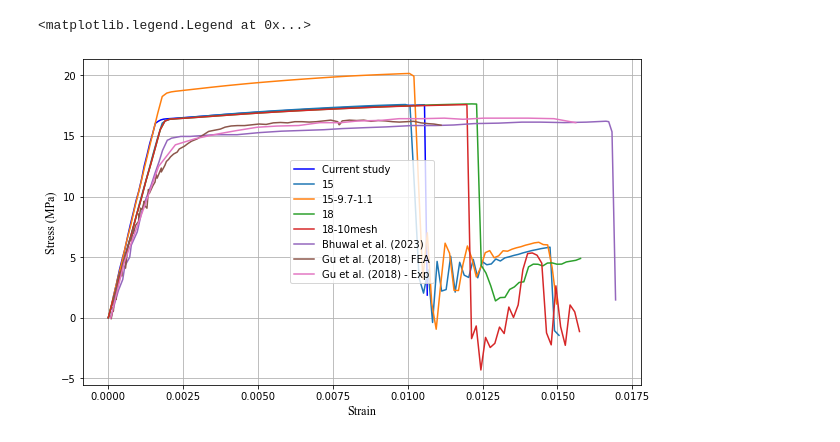
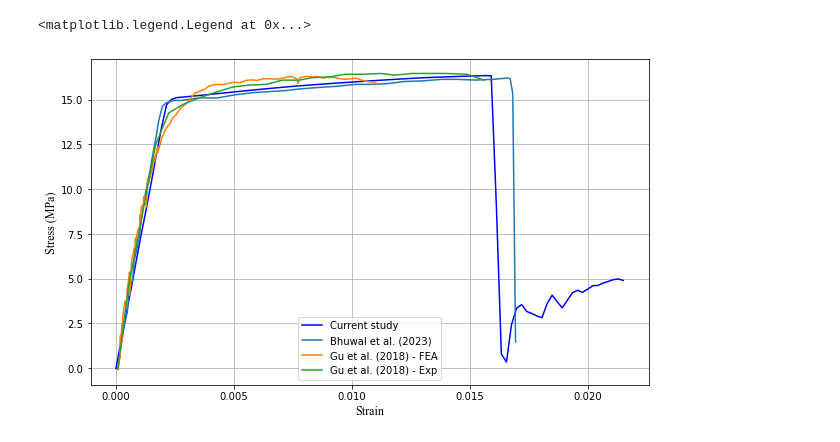
Before and after one commit to niccoforte/NF-PhD-gitRepo, a Jupyter notebook: code/plots.ipynb, the cells around one changed output. Saved outputs shown, nothing was run; the diff lists cells and outputs as text; code cells hidden in the pictures.

Commit message:
Update Isotropy, Continuum, Plots, and pP scripts.

```diff
--- a/code/plots.ipynb
+++ b/code/plots.ipynb
@@ -343,33 +410,33 @@ NameError: name 'Deshpande1_df' is not defined
 # %%
 val_df     = pd.read_excel(researchData, sheet_name="UTval", names=[str(i) for i in range(20)])
 current_df = val_df.loc[:, '0':'1'].rename(columns={'0':'strain', '1':'stress'})
 s15        = val_df.loc[:, '3':'4'].rename(columns={'3':'strain', '4':'stress'})
 s15_9711   = val_df.loc[:, '5':'6'].rename(columns={'5':'strain', '6':'stress'})
 s18        = val_df.loc[:, '7':'8'].rename(columns={'7':'strain', '8':'stress'})
 s18m10     = val_df.loc[:, '9':'10'].rename(columns={'9':'strain', '10':'stress'})
 akash_df   = val_df.loc[:, '12':'13'].rename(columns={'12':'strain', '13':'stress'})
 GuFEA_df   = val_df.loc[:, '15':'16'].rename(columns={'15':'strain', '16':'stress'})
 GuEXP_df   = val_df.loc[:, '18':'19'].rename(columns={'18':'strain', '19':'stress'})
 
-fig5, (ax1) = plt.subplots(1, 1)
-fig5.set_figheight(6)
-fig5.set_figwidth(10)
+fig7, (ax1) = plt.subplots(1, 1)
+fig7.set_figheight(6)
+fig7.set_figwidth(10)
 
 ax1.set_ylabel('Stress (MPa)', fontsize=12, fontname="Times New Roman")
 ax1.set_xlabel('Strain', fontsize=12, fontname="Times New Roman")
 
 ax1.plot(current_df.strain.tolist(), current_df.stress.tolist(), c='blue', label='Current study')
-ax1.plot(s15.strain.tolist(), s15.stress.tolist(), label='15')
-ax1.plot(s15_9711.strain.tolist(), s15_9711.stress.tolist(), label='15-9.7-1.1')
-ax1.plot(s18.strain.tolist(), s18.stress.tolist(), label='18')
-ax1.plot(s18m10.strain.tolist(), s18m10.stress.tolist(), label='18-10mesh')
+# ax1.plot(s15.strain.tolist(), s15.stress.tolist(), label='15')
+# ax1.plot(s15_9711.strain.tolist(), s15_9711.stress.tolist(), label='15-9.7-1.1')
+# ax1.plot(s18.strain.tolist(), s18.stress.tolist(), label='18')
+# ax1.plot(s18m10.strain.tolist(), s18m10.stress.tolist(), label='18-10mesh')
 ax1.plot(akash_df.strain.tolist(), akash_df.stress.tolist(), label='Bhuwal et al. (2023)')
 ax1.plot(GuFEA_df.strain.tolist(), GuFEA_df.stress.tolist(), label='Gu et al. (2018) - FEA')
 ax1.plot(GuEXP_df.strain.tolist(), GuEXP_df.stress.tolist(), label='Gu et al. (2018) - Exp')
 
 
 ax1.grid()
 ax1.legend()
 # %% [output]
 <matplotlib.legend.Legend at 0x...>
-[figure, old version]
+[figure, new version]
```
Also changed, not shown: parts of 14 cells of this notebook, 6 other files.
